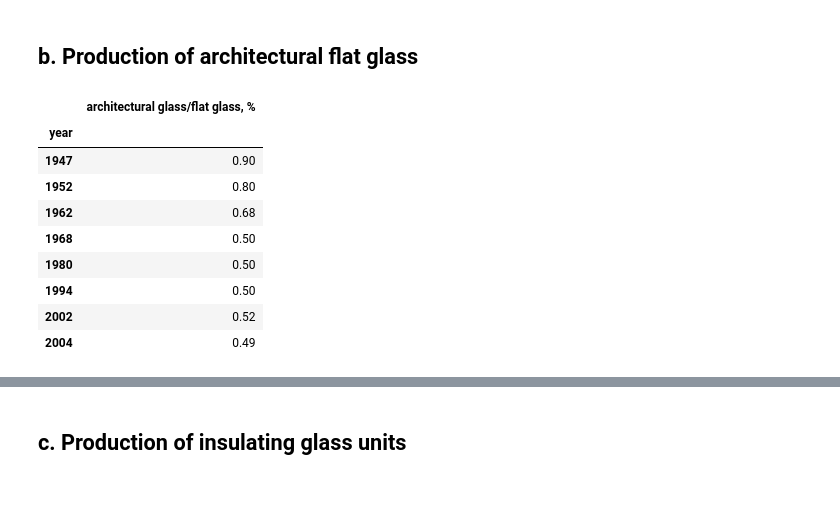
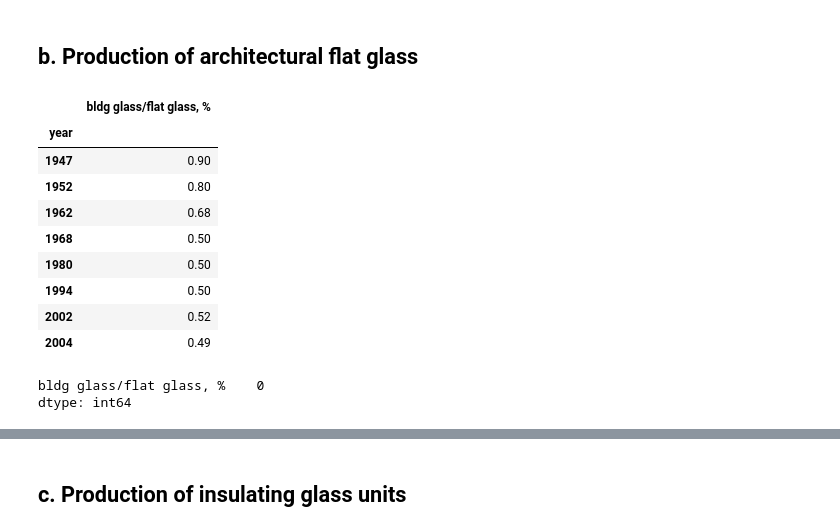
Before and after one commit to JeanSouv/01_MFA_GlassIndustry, a Jupyter notebook: MFA_FlatGlassIndustry.ipynb, the cells around one changed output, grey strips where cells are left out. Saved outputs shown, nothing was run; the diff lists cells and outputs as text; code cells hidden in the pictures; blank space fills up the shorter version.

```diff
--- a/MFA_FlatGlassIndustry.ipynb
+++ b/MFA_FlatGlassIndustry.ipynb
@@ -123,10 +133,10 @@ BE_FR_Prod.plot(color=['cornflowerblue', 'royalblue', 'firebrick'],
 ## b. Production of architectural flat glass
 # %%
 #Share of building glazing in the French production of flat glass
-RatioFR = FR_Prod[['architectural glass/flat glass, %']].dropna()
-RatioFR
+ShareFR = FR_Prod[['bldg glass/flat glass, %']].dropna()
+ShareFR
 # %% [output]
-|  | architectural glass/flat glass, % |
+|  | bldg glass/flat glass, % |
 | year |  |
 | 1947 | 0.90 |
 | 1952 | 0.80 |
@@ -136,3 +146,8 @@ RatioFR
 | 1994 | 0.50 |
 | 2002 | 0.52 |
 | 2004 | 0.49 |
+# %%
+ShareFR.isnull().sum()
+# %% [output]
+bldg glass/flat glass, %    0
+dtype: int64
```
Also changed, not shown: parts of 13 cells of this notebook, 3 other files.
